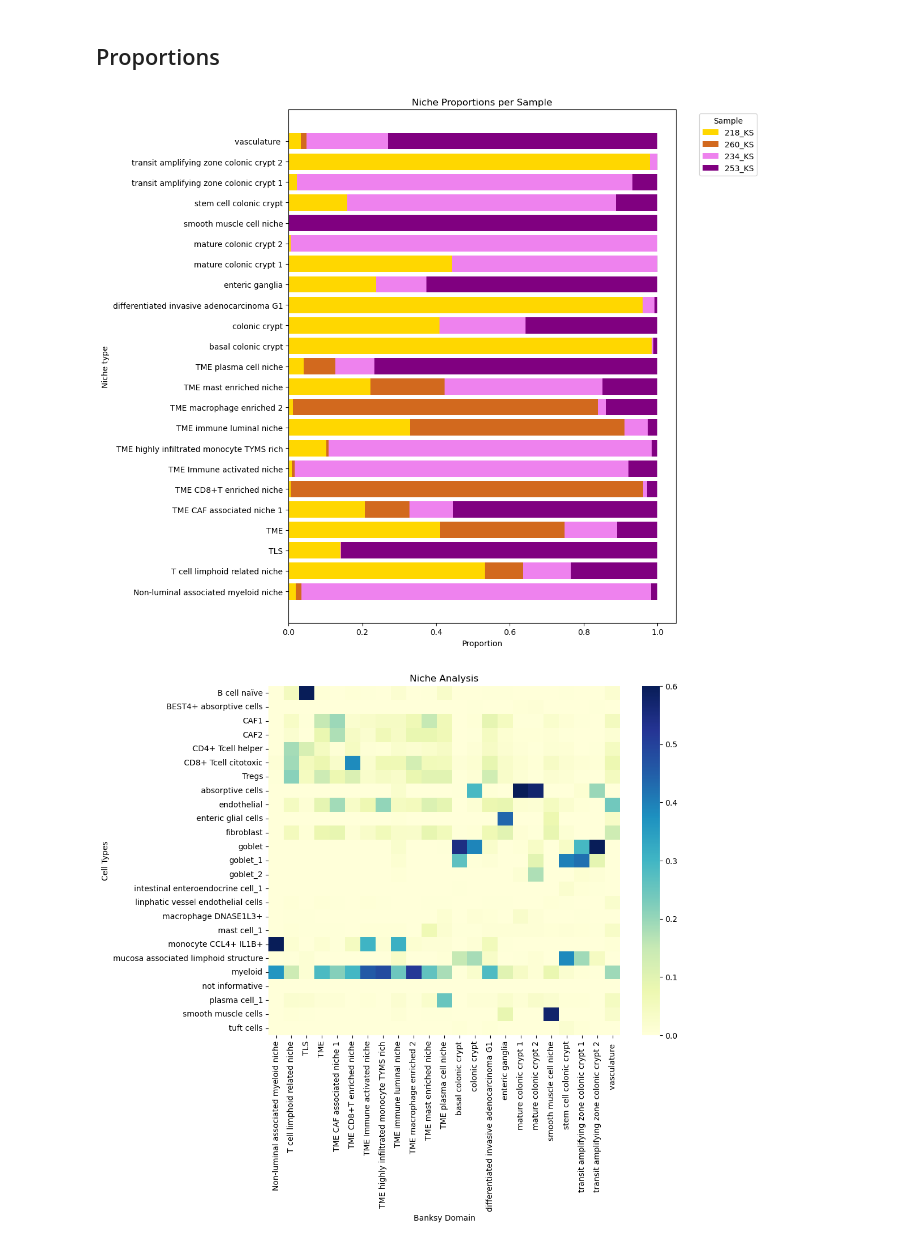
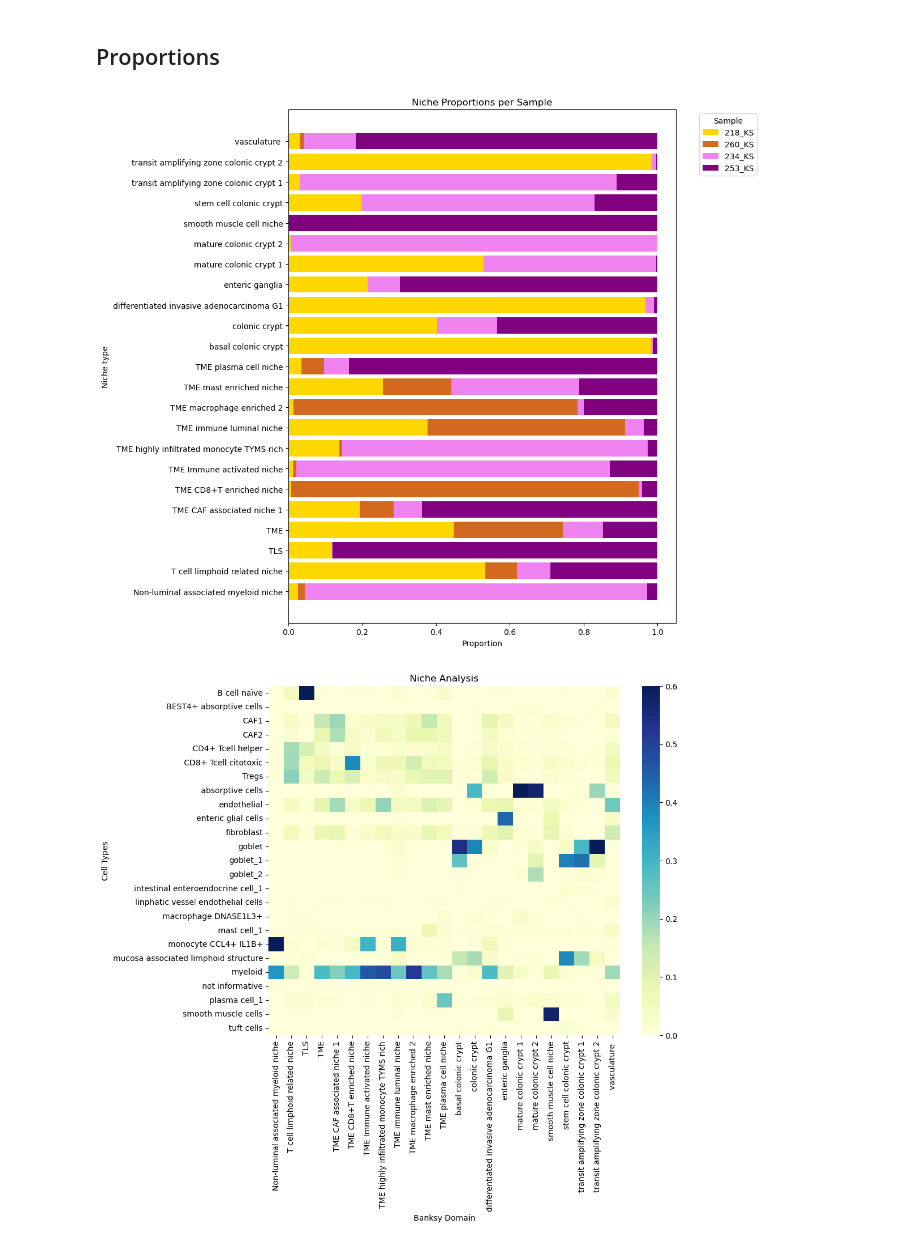
Before and after one commit to Moldia/CRC_Shedding_Xenium, a Jupyter notebook: Banksy_Niche_Analysis_CRC_manuscript.ipynb, the cells around one changed output. Saved outputs shown, nothing was run; the diff lists cells and outputs as text; code cells hidden in the pictures.

```diff
--- a/Banksy_Niche_Analysis_CRC_manuscript.ipynb
+++ b/Banksy_Niche_Analysis_CRC_manuscript.ipynb
@@ -333,42 +333,43 @@ adata.obsm['factors']
 # %% [markdown]
 ## Proportions
 # %%
-# 1. Tabulate and normalize
+# 1. Tabulate and normalize, norm per sample, per niche
 counts = pd.crosstab(adata.obs['Niches'], adata.obs['sample'])
-proportions = counts.div(counts.sum(axis=1), axis=0)
+proportions = counts.div(counts.sum(axis=0), axis=1)
+proportions = proportions.div(proportions.sum(axis=1), axis=0)
 
 # 2. Define color for each sample (matching visual logic)
 sample_colors = {
     '218_KS': 'gold',
     '260_KS': 'chocolate',
     '234_KS': 'violet',
     '253_KS': 'purple'
 }
 
 # 3. Create the stacked horizontal barplot
 fig, ax = plt.subplots(figsize=(12, 10))
 bottom = pd.Series([0] * proportions.shape[0], index=proportions.index)
 
 for sample in proportions.columns:
     ax.barh(
         y=proportions.index,
         width=proportions[sample],
         left=bottom,
         color=sample_colors[sample],
         label=sample
     )
     bottom += proportions[sample]
 
 # 4. Formatting
 ax.set_xlabel('Proportion')
 ax.set_ylabel('Niche type')
 ax.set_title('Niche Proportions per Sample')
 ax.legend(title='Sample', bbox_to_anchor=(1.05, 1), loc='upper left')
 plt.tight_layout()
-plt.savefig("FINAL_niche_proportions_per_sample.pdf", dpi=300)
+plt.savefig("norm_per_sample_niche_proportions_per_sample.pdf", dpi=300)
 plt.show()
 # %% [output]
-[figure, old version]
+[figure, new version]
 # %%
 adata=sc.read('/home/maresc/bamse_mn_moldia/maria_e/CRC/adata_manuscript_corrected.h5ad')
 # %%
```
Also changed, not shown: parts of 1 cell of this notebook, 1 other file.
